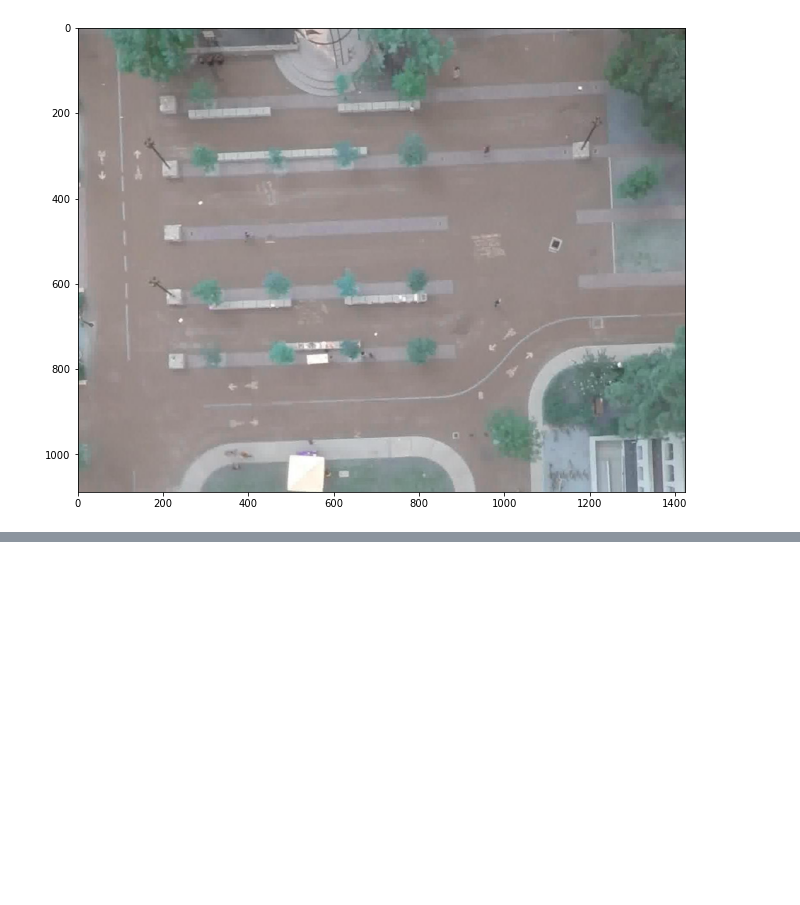
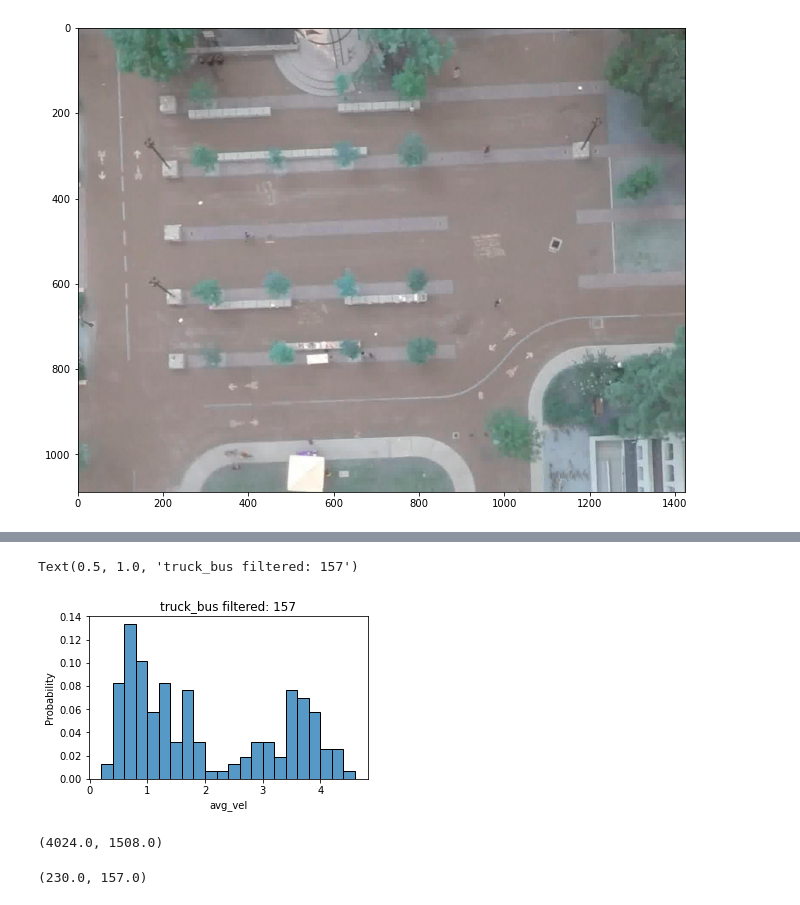
Before and after one commit to danyayay/ynet_adaptive, a Jupyter notebook: notebook/traj.ipynb, the cells around one changed output, grey strips where cells are left out. Drawn from its saved outputs; the diff is of its cells as text; code cells hidden in the pictures; blank space fills up the shorter version.

```diff
--- a/notebook/traj.ipynb
+++ b/notebook/traj.ipynb
@@ -161,0 +227,10 @@ plt.imshow(a['bookstore_0'])
+# %%
+factor = 'avg_vel'
+d = truck_varf[truck_varf.sceneId.apply(lambda x: x in ['scene1']) & (truck_varf.label == 'truck_bus')]
+d_filter = d[d[factor] >= 0.2]
+fig, axes = plt.subplots(1, 1, figsize=(5, 3))
+sns.histplot(d_filter, x=factor, stat='probability', binwidth=0.2, binrange=(0.2, 4.6))
+plt.title(f'truck_bus filtered: {d_filter.shape[0]}')
+# %% [output]
+Text(0.5, 1.0, 'truck_bus filtered: 157')
+[figure, added]
@@ -161,0 +247,8 @@ plt.imshow(a['bookstore_0'])
+# %%
+car.shape[0]/20, car_filtered.shape[0]/20
+# %% [output]
+(4024.0, 1508.0)
+# %%
+truck.shape[0]/20, truck_filtered.shape[0]/20
+# %% [output]
+(230.0, 157.0)
```
Also changed, not shown: parts of 17 cells of this notebook, 10 other files.
